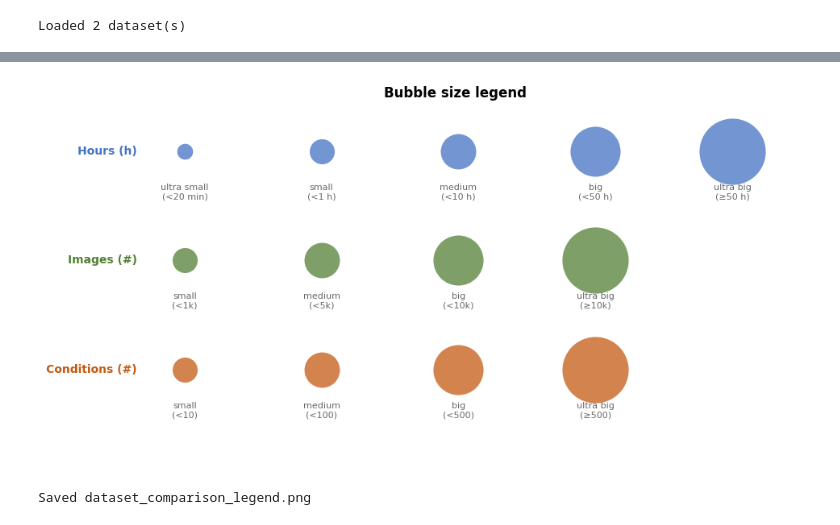
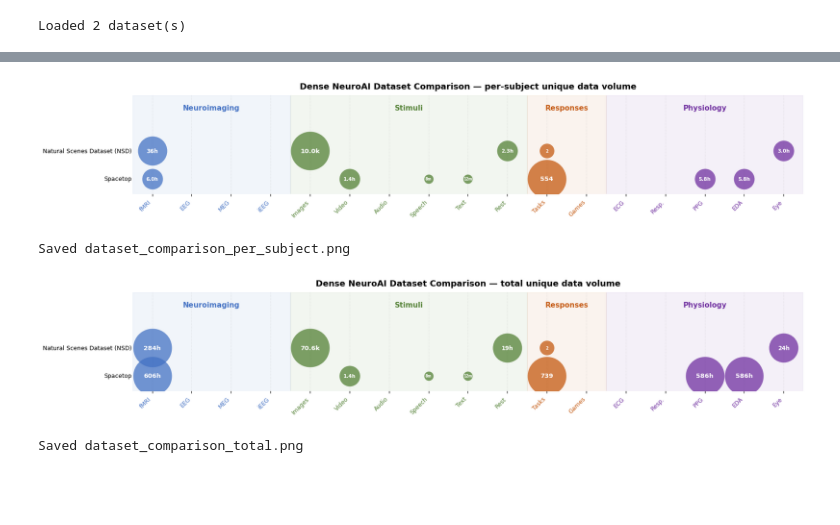
Before and after one commit to courtois-neuromod/dataset_comparison, a Jupyter notebook: notebooks/summary.ipynb, the cells around one changed output, grey strips where cells are left out. Drawn from its saved outputs; the diff is of its cells as text; code cells hidden in the pictures; blank space fills up the shorter version.

```diff
--- a/notebooks/summary.ipynb
+++ b/notebooks/summary.ipynb
@@ -6,9 +6,12 @@ from pathlib import Path
 
 output_dir = Path(os.environ.get("OUTPUT_DATA_DIR", "../output_data")).resolve()
 
-df = pd.read_csv(output_dir / "datasets_tidy.csv")
-pivot = df.pivot_table(index="dataset", columns="dotpath", values="value", aggfunc="first")
-datasets_list = df["dataset"].unique().tolist()
+df_per_subject = pd.read_csv(output_dir / "datasets_tidy_per_subject.csv")
+df_total = pd.read_csv(output_dir / "datasets_tidy_total.csv")
+
+pivot_per_subject = df_per_subject.pivot_table(index="dataset", columns="dotpath", values="value", aggfunc="first")
+pivot_total = df_total.pivot_table(index="dataset", columns="dotpath", values="value", aggfunc="first")
+datasets_list = df_per_subject["dataset"].unique().tolist()
 
 print(f"Loaded {len(datasets_list)} dataset(s)")
 # %% [output]
@@ -165,40 +188,22 @@ Saved dataset_comparison.png
 # %%
-# --- Standalone legend figure ---
-TIER_SETS = [
-    ("Hours (h)",       HOUR_TIERS,  "#4472C4"),
-    ("Images (#)",      IMAGE_TIERS, "#538135"),
-    ("Conditions (#)",  COND_TIERS,  "#C55A11"),
-]
-
-n_sets = len(TIER_SETS)
-max_n = max(len(tiers) for _, tiers, _ in TIER_SETS)
-COL_SP = 2.0    # horizontal spacing between bubbles (data units)
-ROW_SP = 2.2    # vertical spacing between tier sets (data units)
-LABEL_OFF = 0.65  # label y-offset below bubble center
-
-fig_w = 2.2 + max_n * COL_SP * 0.75
-fig_h = n_sets * ROW_SP * 0.65 + 0.7
-
-fig_leg, ax_leg = plt.subplots(figsize=(fig_w, fig_h))
-ax_leg.set_xlim(-1.1, (max_n - 0.5) * COL_SP)
-ax_leg.set_ylim(-0.8, n_sets * ROW_SP - 0.2)
-ax_leg.set_axis_off()
-ax_leg.set_title("Bubble size legend", fontsize=12, fontweight="bold", pad=8)
-
-for set_i, (set_name, tiers, color) in enumerate(TIER_SETS):
-    y = (n_sets - 1 - set_i) * ROW_SP + ROW_SP / 2
-    ax_leg.text(-0.7, y, set_name, ha="right", va="center",
-                fontsize=10, fontweight="bold", color=color)
-    for col_j, (upper, s, fs, lbl) in enumerate(tiers):
-        x = col_j * COL_SP
-        ax_leg.scatter(x, y, s=s, color=color, alpha=0.75, linewidths=0, zorder=3)
-        ax_leg.text(x, y - LABEL_OFF, lbl,
-                    ha="center", va="top", fontsize=8, color="dimgray")
-
-plt.tight_layout()
-fig_leg.savefig(output_dir / "dataset_comparison_legend.png", dpi=150, bbox_inches="tight")
-plt.show()
-print("Saved dataset_comparison_legend.png")
+make_bubble_chart(
+    COLUMN_GROUPS_PER_SUBJECT,
+    pivot_per_subject,
+    datasets_list,
+    "Dense NeuroAI Dataset Comparison — per-subject unique data volume",
+    output_dir / "dataset_comparison_per_subject.png",
+)
 # %% [output]
-[figure, old version]
+[figure, new version]
-Saved dataset_comparison_legend.png
+Saved dataset_comparison_per_subject.png
+# %%
+make_bubble_chart(
+    COLUMN_GROUPS_TOTAL,
+    pivot_total,
+    datasets_list,
+    "Dense NeuroAI Dataset Comparison — total unique data volume",
+    output_dir / "dataset_comparison_total.png",
+)
+# %% [output]
+[figure, added]
+Saved dataset_comparison_total.png
```
Also changed, not shown: parts of 2 cells of this notebook, 3 other files.
